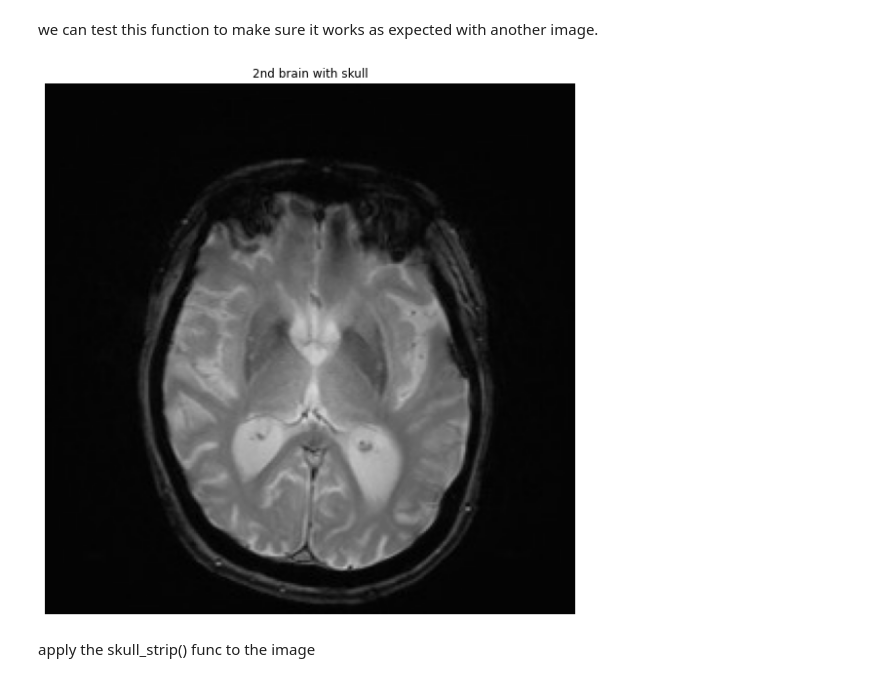
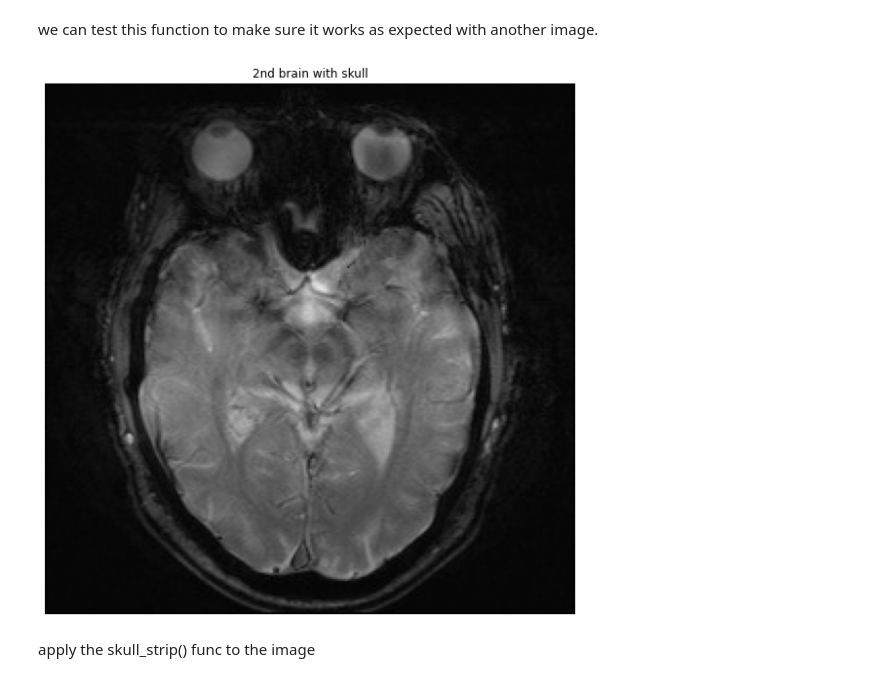
Before and after one commit to mcqueg/cnn-alzheimers, a Jupyter notebook: notebooks/skull-stripping.ipynb, the cells around one changed output. Drawn from its saved outputs; the diff is of its cells as text; code cells hidden in the pictures.

```diff
--- a/notebooks/skull-stripping.ipynb
+++ b/notebooks/skull-stripping.ipynb
@@ -107,10 +104,10 @@ def strip_skull(img):
 # %% [markdown]
 we can test this function to make sure it works as expected with another image.
 # %%
-img2 = cv2.imread(os.path.join(folder_dir, os.listdir(folder_dir)[0]))
+img2 = cv2.imread(os.path.join(folder_dir, os.listdir(folder_dir)[1]))
 ShowImage(title='2nd brain with skull', img=img2)
 # %% [output]
-[figure, old version]
+[figure, new version]
 # %% [markdown]
 apply the skull_strip() func to the image
 # %%
```
Also changed, not shown: parts of 7 cells of this notebook, 1 other file.
